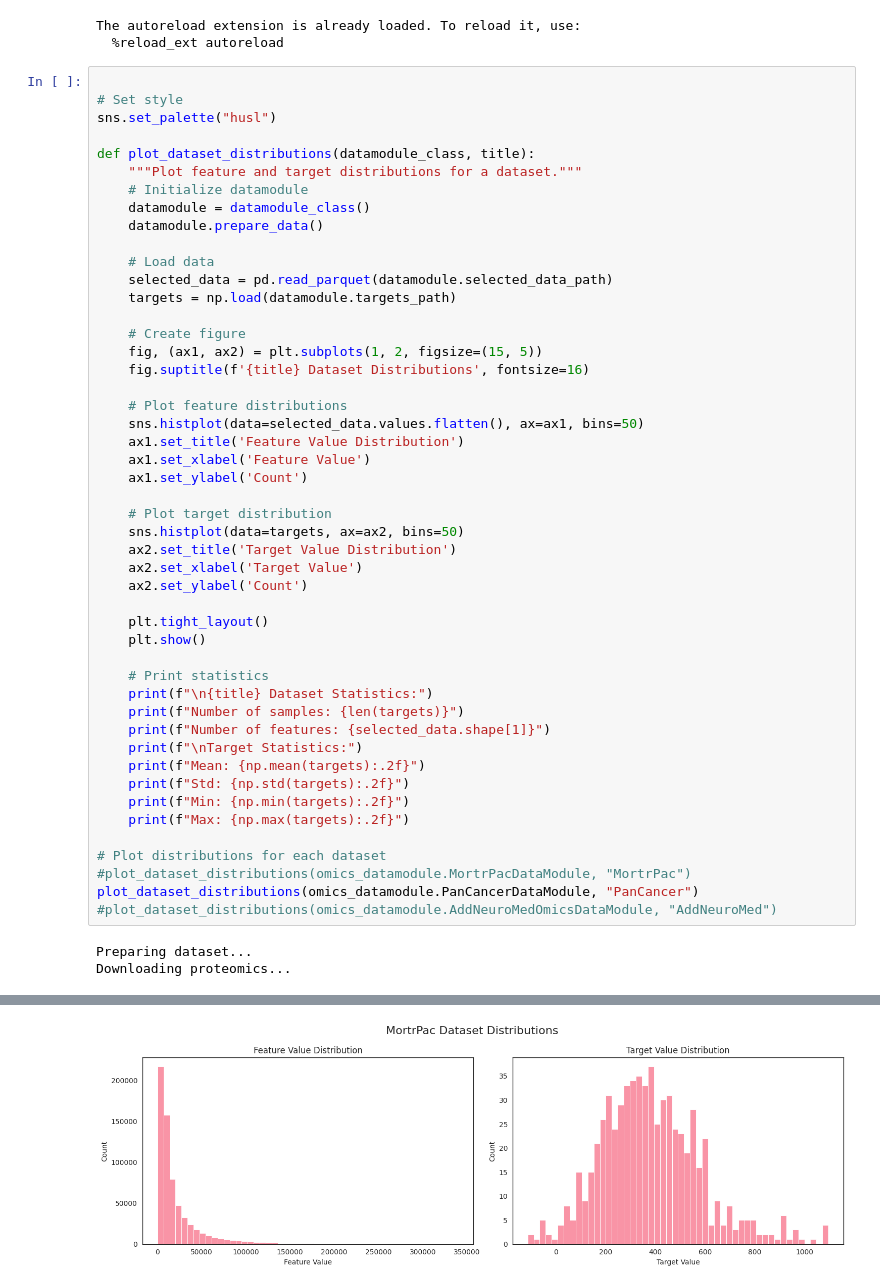
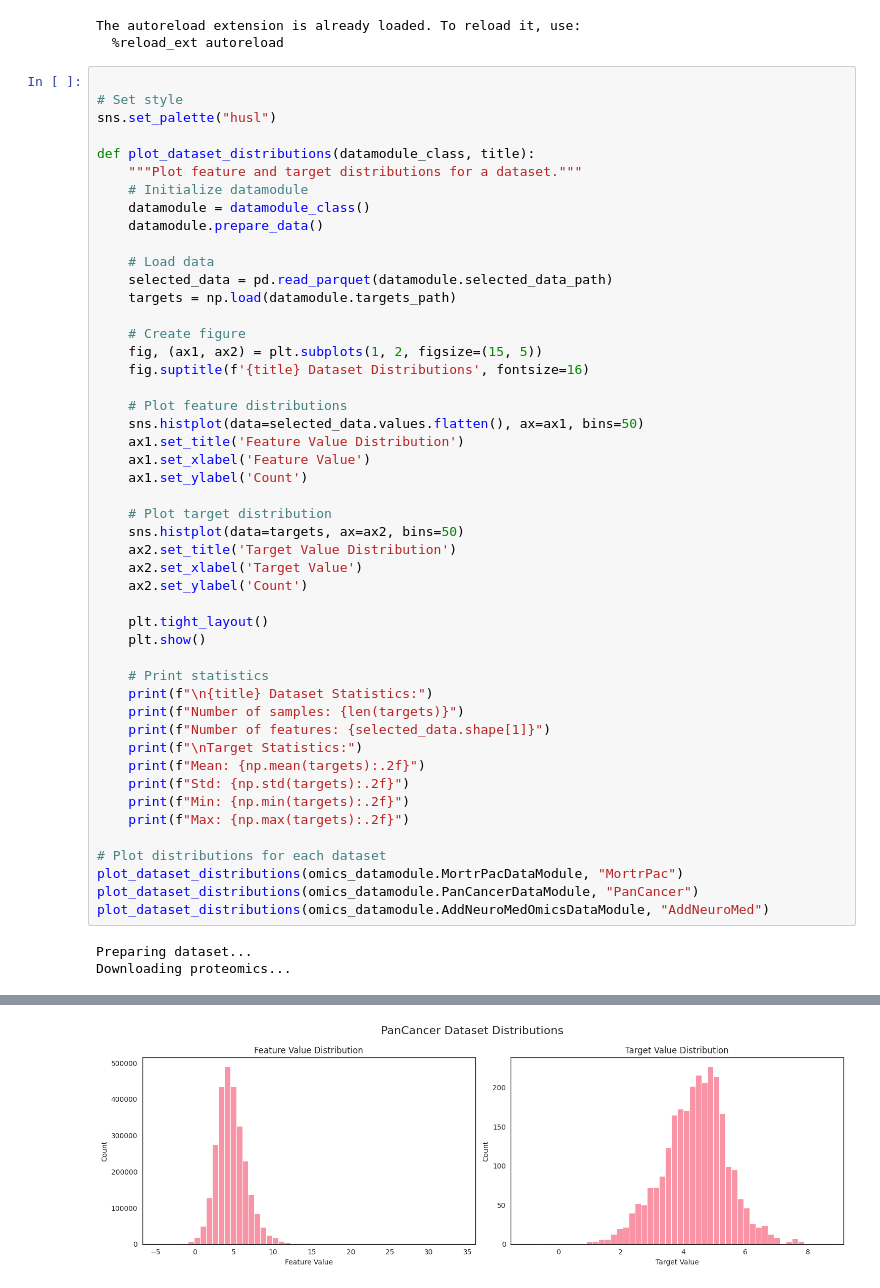
Before and after one commit to geometric-intelligence/ogbench, a Jupyter notebook: notebooks/datasets.ipynb, the cells around one changed output, grey strips where cells are left out. Drawn from its saved outputs; the diff is of its cells as text.

```diff
--- a/notebooks/datasets.ipynb
+++ b/notebooks/datasets.ipynb
@@ -62,9 +62,9 @@ def plot_dataset_distributions(datamodule_class, title):
     print(f"Max: {np.max(targets):.2f}")
 
 # Plot distributions for each dataset
-#plot_dataset_distributions(omics_datamodule.MortrPacDataModule, "MortrPac")
+plot_dataset_distributions(omics_datamodule.MortrPacDataModule, "MortrPac")
 plot_dataset_distributions(omics_datamodule.PanCancerDataModule, "PanCancer")
-#plot_dataset_distributions(omics_datamodule.AddNeuroMedOmicsDataModule, "AddNeuroMed")
+plot_dataset_distributions(omics_datamodule.AddNeuroMedOmicsDataModule, "AddNeuroMed")
 # %% [output]
 Preparing dataset...
 Downloading proteomics...
@@ -87,3 +87,3 @@ Found the best given power which is 19.
 calculating adjacency matrix ...
         Done..
-[figure, old version]
+[figure, new version]
```
Also changed, not shown: parts of 1 cell of this notebook, 1 other file.
